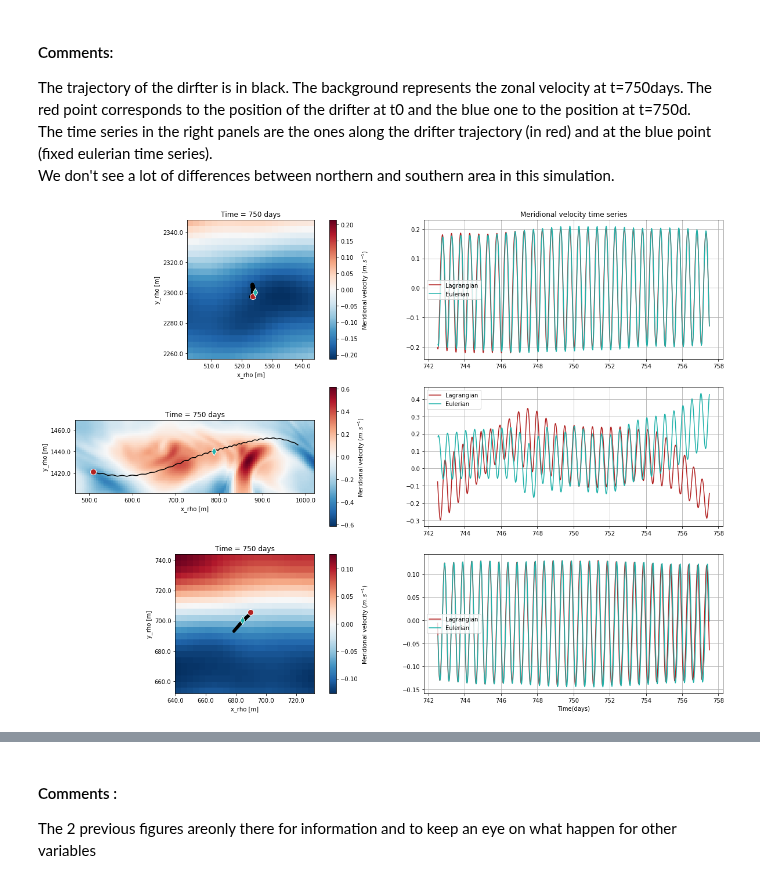
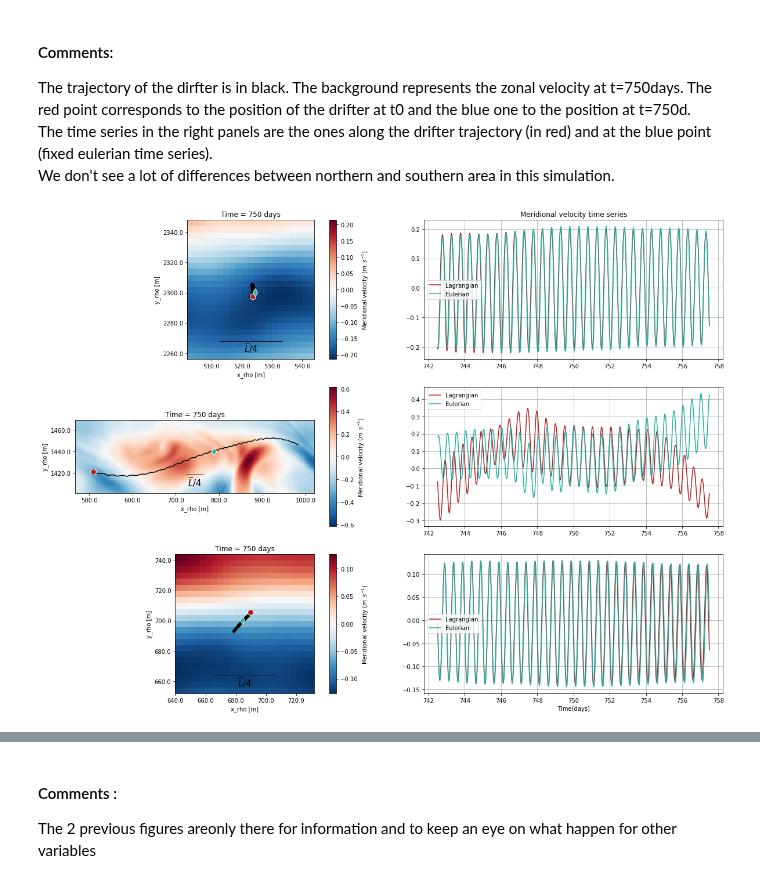
Before and after one commit to zcasparco/equinox_phd, a Jupyter notebook: synthesis/Summary_figures_wp5.ipynb, the cells around one changed output, grey strips where cells are left out. Saved outputs shown, nothing was run; the diff lists cells and outputs as text; code cells hidden in the pictures.

```diff
--- a/synthesis/Summary_figures_wp5.ipynb
+++ b/synthesis/Summary_figures_wp5.ipynb
@@ -137,7 +137,8 @@ t0 = tmid-7.5
 t1 = tmid+7.5
 imid = (tmid-500)*24*6
 # %%
-df = dr.df.set_index('time').persist()
+df = dr.df.reset_index()
+df = df.set_index('time').persist()
 # %%
 #df = dr.df.loc[225].compute()
 dsi = ds.u.isel(time=250*24*2).persist()
@@ -187,5 +185,5 @@ test = test.set_index('time').persist()
 # %%
-df_loc = test.loc[750].compute()
+df_loc = df.loc[750].compute()
 df_loc = df_loc.sort_values('y').set_index('y')
 # %%
 id_north = df_loc.loc[2290:2310].id.values[int(df_loc.loc[2290:2310].id.size/2)]
@@ -198,8 +196,13 @@ df_south = dr.df.loc[id_south].compute()
 # %% [markdown]
 ### Fig 2 : trajectory of 3 drifters in three areas (south, jet and north) over 15 days
 # %%
+from mpl_toolkits.axes_grid1.anchored_artists import AnchoredSizeBar
+import matplotlib.font_manager as fm
+fontprops = fm.FontProperties(size=15)
+
 ce = 'lightseagreen'
 cl = 'firebrick'
+cmap= 'RdBu_r'
 fig = plt.figure(figsize=(20,15))
 grid = plt.GridSpec(3, 4, wspace=0.4, hspace=0.2)
 for df,i in zip([df_north,df_jet,df_south],range(3)):
@@ -208,7 +211,7 @@ for df,i in zip([df_north,df_jet,df_south],range(3)):
                        y_rho = slice((df.y.loc[t0:t1].min()-40)*1e3,(df.y.loc[t0:t1].max()+40)*1e3)).persist()
     #ds_zoom = ds_zoom.isel(time=57*24*6).compute()
     ax = plt.subplot(grid[i,:2])
-    ds_zoom.isel(time=250*24*2).plot(ax=ax,cbar_kwargs={'label':r'Zonal velocity ($m.s^{-1}$)'})#.isel(time=57*24*6).plot(ax=ax)
+    ds_zoom.isel(time=250*24*2).plot(ax=ax,cmap=cmap,cbar_kwargs={'label':r'Zonal velocity ($m.s^{-1}$)'})#.isel(time=57*24*6).plot(ax=ax)
     labx,laby = ax.get_xticks(),ax.get_yticks();labx,laby = [str(l*1e-3) for l in labx],[str(l*1e-3) for l in laby];
     ax.set_xticklabels(labx);ax.set_yticklabels(laby)
     ax.set_ylabel(r'$y_\rho$ (km)');ax.set_xlabel(r'$x_\rho$ (km)')
@@ -224,4 +227,13 @@ ax.set_xlabel('Time(days)');
 ax=plt.subplot(grid[0,2:])
 ax.set_title('Zonal velocity time series')
 fig.tight_layout()
+for i in range(3):
+    ax = plt.subplot(grid[i,:2])
+    scalebar = AnchoredSizeBar(ax.transData,165/4*1e3, r'$\widetilde{L}/4$', 'lower center', pad=0.5,color='k',
+                            frameon=False,
+                            size_vertical=0,
+                            fontproperties=fontprops)
+
+    ax.add_artist(scalebar)
+plt.show()
 # %% [output]
@@ -234,29 +246,38 @@ We don't see a lot of differences between northern and southern area in this sim
 # %%
 fig = plt.figure(figsize=(20,15))
 grid = plt.GridSpec(3, 4, wspace=0.4, hspace=0.2)
 for df,i in zip([df_north,df_jet,df_south],range(3)):
     df =df.sort_values('time').set_index('time')
     ds_zoom = ds.v.sel(x_rho = slice((df.x.loc[t0:t1].min()-40)*1e3,(df.x.loc[t0:t1].max()+40)*1e3),
                        y_rho = slice((df.y.loc[t0:t1].min()-40)*1e3,(df.y.loc[t0:t1].max()+40)*1e3)).persist()
     #ds_zoom = ds_zoom.isel(time=57*24*6).compute()
     ax = plt.subplot(grid[i,:2])
-    ds_zoom.isel(time=250*24*2).plot(ax=ax,cbar_kwargs={'label':r'Meridional velocity ($m.s^{-1}$)'})#.isel(time=57*24*6).plot(ax=ax)
+    ds_zoom.isel(time=250*24*2).plot(ax=ax,cmap=cmap,cbar_kwargs={'label':r'Meridional velocity ($m.s^{-1}$)'})#.isel(time=57*24*6).plot(ax=ax)
     labx,laby = ax.get_xticks(),ax.get_yticks();labx,laby = [str(l*1e-3) for l in labx],[str(l*1e-3) for l in laby];
     ax.set_xticklabels(labx);ax.set_yticklabels(laby)
     ax.plot(df.x.loc[t0:t1]*1e3,df.y.loc[t0:t1]*1e3,'k')
     ax.plot(df.x.loc[t0]*1e3,df.y.loc[t0]*1e3,marker='o',color=cl,markeredgecolor='w',ms=10);
     ax.plot(df.x.loc[tmid]*1e3,df.y.loc[tmid]*1e3,marker='d',color=ce,markeredgecolor='w',ms=10)
     ax.set_aspect('equal');ax.set_title('Time = %s days'%tmid)
     ax=plt.subplot(grid[i,2:])
     df.v.loc[t0:t1].plot(ax=ax,c=cl,label='Lagrangian')
     ds_zoom.sel(x_rho=df.x.loc[tmid]*1e3,y_rho=df.y.loc[tmid]*1e3,method='nearest').isel(time=slice(int(242.5*24*2),int(257.5*24*2))).plot(ax=ax,label='Eulerian',c=ce)
     ax.legend();ax.set_ylabel('');ax.grid();ax.set_xlabel('');ax.set_title('')
 ax.set_xlabel('Time(days)');
 ax=plt.subplot(grid[0,2:])
 ax.set_title('Meridional velocity time series')
 fig.tight_layout()
+for i in range(3):
+    ax = plt.subplot(grid[i,:2])
+    scalebar = AnchoredSizeBar(ax.transData,165/4*1e3, r'$\widetilde{L}/4$', 'lower center', pad=0.5,color='k',
+                            frameon=False,
+                            size_vertical=0,
+                            fontproperties=fontprops)
+
+    ax.add_artist(scalebar)
+plt.show()
 # %% [output]
-[figure, old version]
+[figure, new version]
 # %%
 cmap = 'viridis'
 fig = plt.figure(figsize=(20,15))
```
Also changed, not shown: parts of 5 cells of this notebook, 1 other file.
